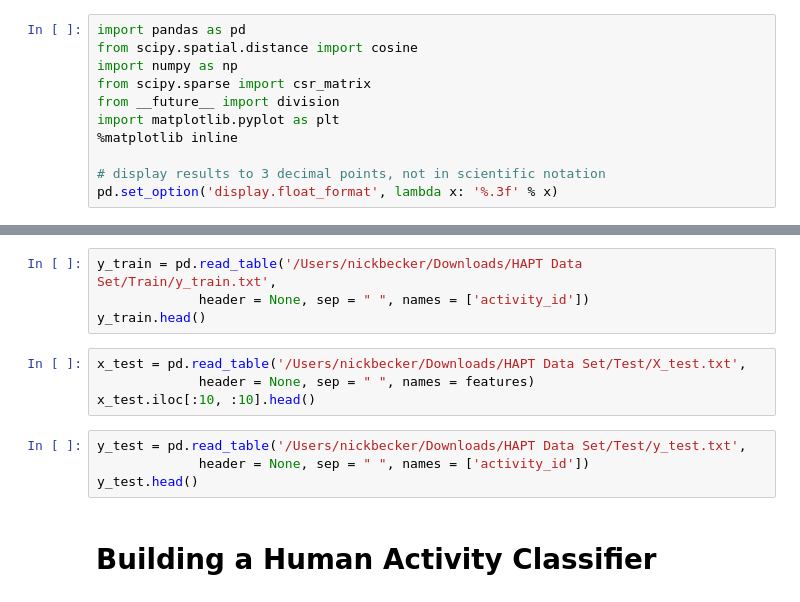
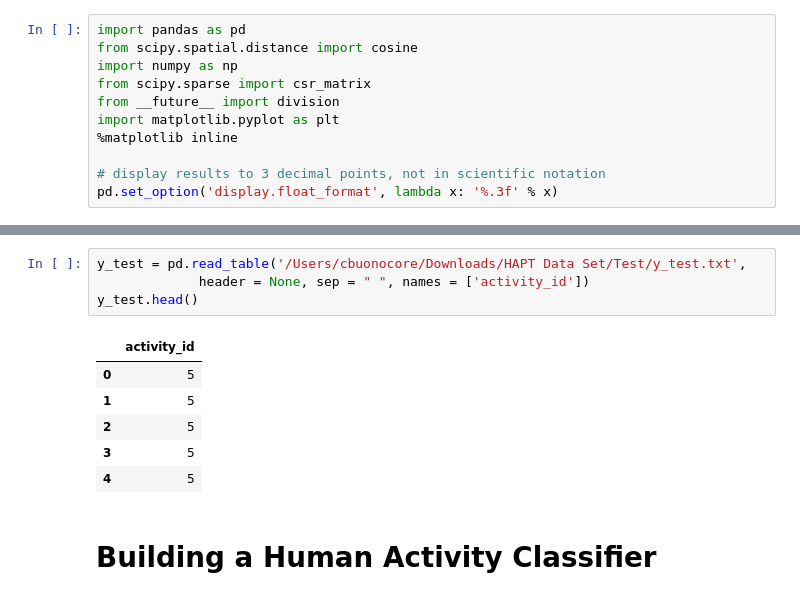
Before and after one commit to cbonoz/hackhlth, a Jupyter notebook: server/ml/activity_prediction.ipynb, the cells around one changed output, grey strips where cells are left out. Cells and saved outputs as stored; diff of their text form.

```diff
--- a/server/ml/activity_prediction.ipynb
+++ b/server/ml/activity_prediction.ipynb
@@ -31,15 +99,14 @@ x_train.iloc[:10, :10].head()
 # %%
-y_train = pd.read_table('/Users/nickbecker/Downloads/HAPT Data Set/Train/y_train.txt',
+y_test = pd.read_table('/Users/cbuonocore/Downloads/HAPT Data Set/Test/y_test.txt',
              header = None, sep = " ", names = ['activity_id'])
-y_train.head()
+y_test.head()
+# %% [output]
+|  | activity_id |
+| 0 | 5 |
+| 1 | 5 |
+| 2 | 5 |
+| 3 | 5 |
+| 4 | 5 |
-# %%
-x_test = pd.read_table('/Users/nickbecker/Downloads/HAPT Data Set/Test/X_test.txt',
-             header = None, sep = " ", names = features)
-x_test.iloc[:10, :10].head()
-# %%
-y_test = pd.read_table('/Users/nickbecker/Downloads/HAPT Data Set/Test/y_test.txt',
-             header = None, sep = " ", names = ['activity_id'])
-y_test.head()
 # %% [markdown]
 # Building a Human Activity Classifier
 # %% [markdown]
```
Also changed, not shown: parts of 11 cells of this notebook, 3 other files.
